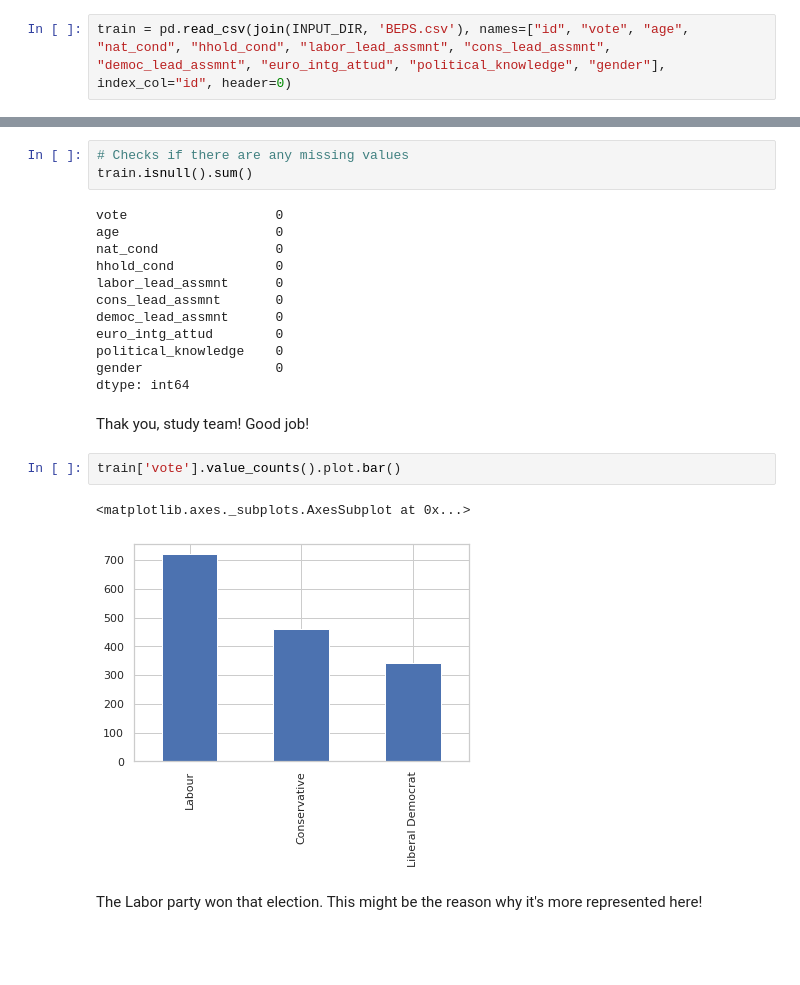
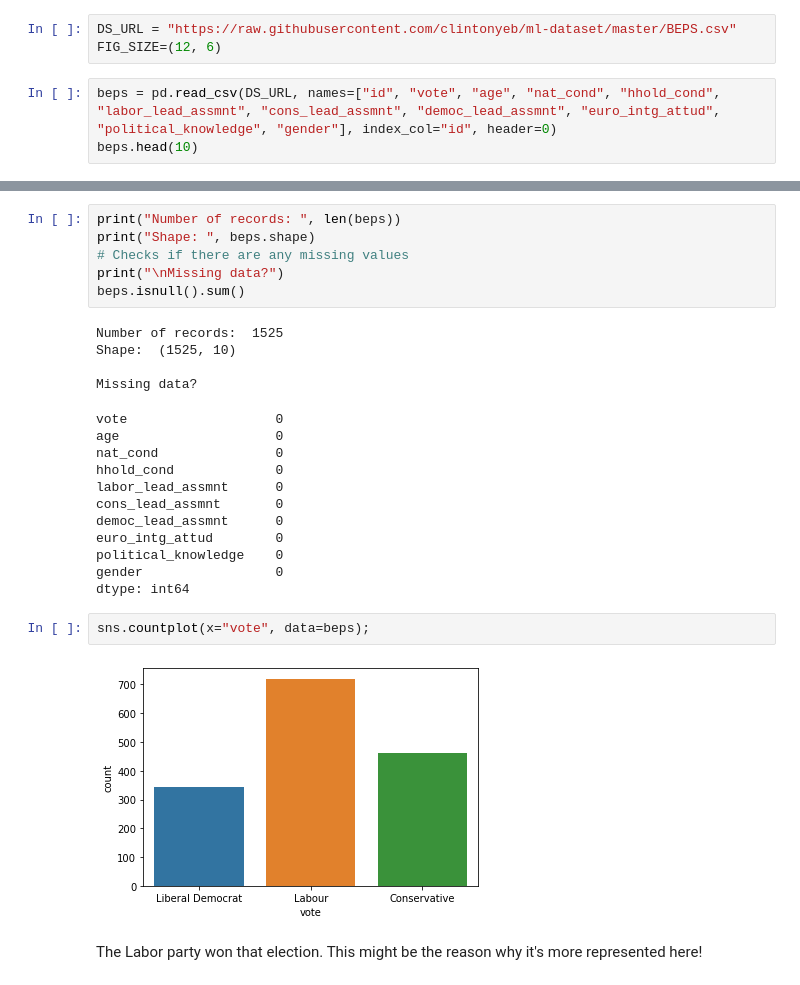
Before and after one commit to hatemalamir/election-ml, a Jupyter notebook: british_election_panel_study.ipynb, the cells around one changed output, grey strips where cells are left out. Cells and saved outputs as stored; diff of their text form; blank space fills up the shorter version.

```diff
--- a/british_election_panel_study.ipynb
+++ b/british_election_panel_study.ipynb
@@ -21,2 +19,6 @@ FIG_SIZE=(12, 6)
+# %%
+DS_URL = "https://raw.githubusercontent.com/clintonyeb/ml-dataset/master/BEPS.csv"
+FIG_SIZE=(12, 6)
 # %%
-train = pd.read_csv(join(INPUT_DIR, 'BEPS.csv'), names=["id", "vote", "age", "nat_cond", "hhold_cond", "labor_lead_assmnt", "cons_lead_assmnt", "democ_lead_assmnt", "euro_intg_attud", "political_knowledge", "gender"], index_col="id", header=0)
+beps = pd.read_csv(DS_URL, names=["id", "vote", "age", "nat_cond", "hhold_cond", "labor_lead_assmnt", "cons_lead_assmnt", "democ_lead_assmnt", "euro_intg_attud", "political_knowledge", "gender"], index_col="id", header=0)
+beps.head(10)
@@ -64,25 +85,29 @@ train.sample(10)
 # %%
+print("Number of records: ", len(beps))
+print("Shape: ", beps.shape)
 # Checks if there are any missing values
-train.isnull().sum()
+print("\nMissing data?")
+beps.isnull().sum()
 # %% [output]
-vote                   0
-age                    0
-nat_cond               0
-hhold_cond             0
-labor_lead_assmnt      0
-cons_lead_assmnt       0
-democ_lead_assmnt      0
-euro_intg_attud        0
-political_knowledge    0
-gender                 0
-dtype: int64
+Number of records:  1525
+Shape:  (1525, 10)
+
+Missing data?
+vote                   0
+age                    0
+nat_cond               0
+hhold_cond             0
+labor_lead_assmnt      0
+cons_lead_assmnt       0
+democ_lead_assmnt      0
+euro_intg_attud        0
+political_knowledge    0
+gender                 0
+dtype: int64
-# %% [markdown]
-Thak you, study team! Good job!
-# %%
-train['vote'].value_counts().plot.bar()
-# %% [output]
-<matplotlib.axes._subplots.AxesSubplot at 0x...>
-[figure, removed]
+# %%
+sns.countplot(x="vote", data=beps);
+# %% [output]
+[figure, added]
 # %% [markdown]
 The Labor party won that election. This might be the reason why it's more represented here!
 # %%
```
Also changed, not shown: parts of 31 cells of this notebook.
